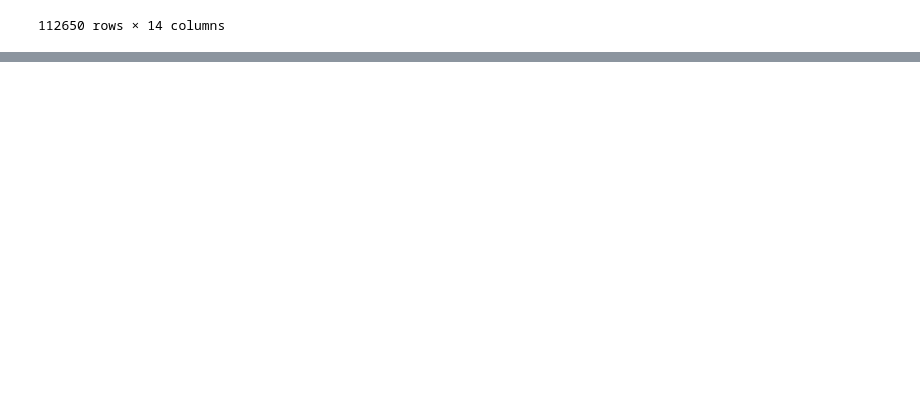
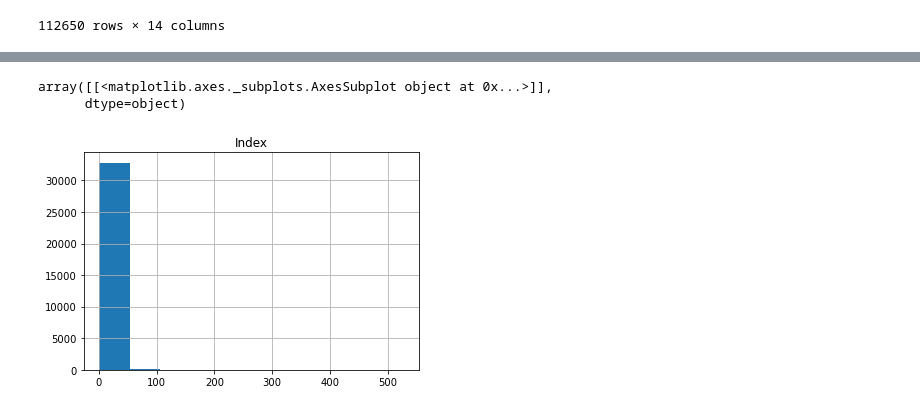
Before and after one commit to strateg17/SMART_DS_Academy_Prod1, a Jupyter notebook: Task_1/Task1_TimeSeries.ipynb, the cells around one changed output, grey strips where cells are left out. Cells and saved outputs as stored; diff of their text form; code cells hidden in the pictures; blank space fills up the shorter version.

```diff
--- a/Task_1/Task1_TimeSeries.ipynb
+++ b/Task_1/Task1_TimeSeries.ipynb
@@ -234,0 +256,3 @@ full_data
+# %%
+product_sells = full_data.groupby(['product_id']).agg({'Index':'count'}).sort_values(by='Index')
+product_sells
@@ -234,0 +274,6 @@ full_data
+# %%
+product_sells.hist()
+# %% [output]
+array([[<matplotlib.axes._subplots.AxesSubplot object at 0x...>]],
+      dtype=object)
+[figure, added]
```
Also changed, not shown: parts of 13 cells of this notebook.
